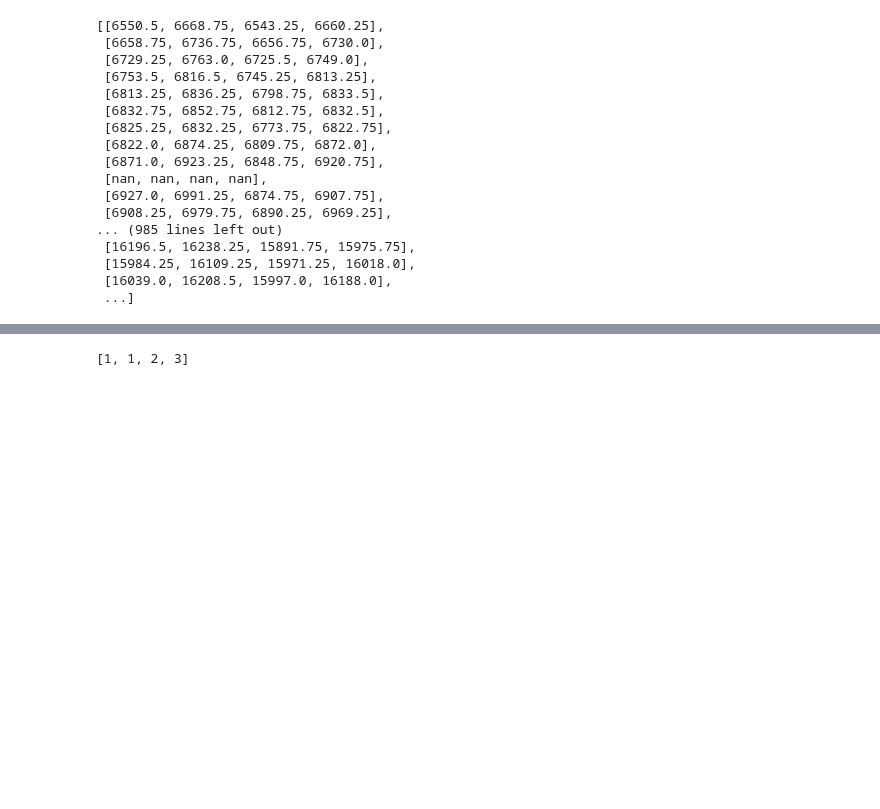
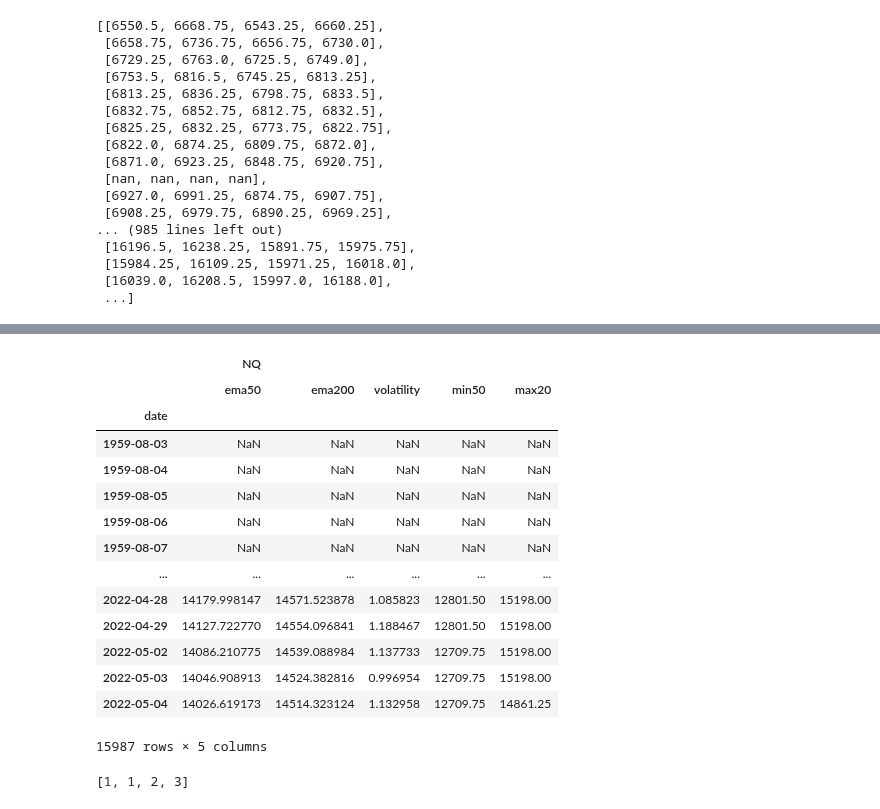
Before and after one commit to zipu/Trading, a Jupyter notebook: backtesting/run.ipynb, the cells around one changed output, grey strips where cells are left out. Cells and saved outputs as stored; diff of their text form; code cells hidden in the pictures; blank space fills up the shorter version.

```diff
--- a/backtesting/run.ipynb
+++ b/backtesting/run.ipynb
@@ -142,3 +156,21 @@ a=[1,2,3]
+# %%
+system.metrics
+# %% [output]
+|  | NQ |  |  |  |  |
+|  | ema50 | ema200 | volatility | min50 | max20 |
+| date |  |  |  |  |  |
+| 1959-08-03 | NaN | NaN | NaN | NaN | NaN |
+| 1959-08-04 | NaN | NaN | NaN | NaN | NaN |
+| 1959-08-05 | NaN | NaN | NaN | NaN | NaN |
+| 1959-08-06 | NaN | NaN | NaN | NaN | NaN |
+| 1959-08-07 | NaN | NaN | NaN | NaN | NaN |
+| ... | ... | ... | ... | ... | ... |
+| 2022-04-28 | 14179.998147 | 14571.523878 | 1.085823 | 12801.50 | 15198.00 |
+| 2022-04-29 | 14127.722770 | 14554.096841 | 1.188467 | 12801.50 | 15198.00 |
+| 2022-05-02 | 14086.210775 | 14539.088984 | 1.137733 | 12709.75 | 15198.00 |
+| 2022-05-03 | 14046.908913 | 14524.382816 | 0.996954 | 12709.75 | 15198.00 |
+| 2022-05-04 | 14026.619173 | 14514.323124 | 1.132958 | 12709.75 | 14861.25 |
+15987 rows × 5 columns
 # %%
 a.insert(0,1)
 # %%
```
Also changed, not shown: parts of 17 cells of this notebook, 4 other files.
